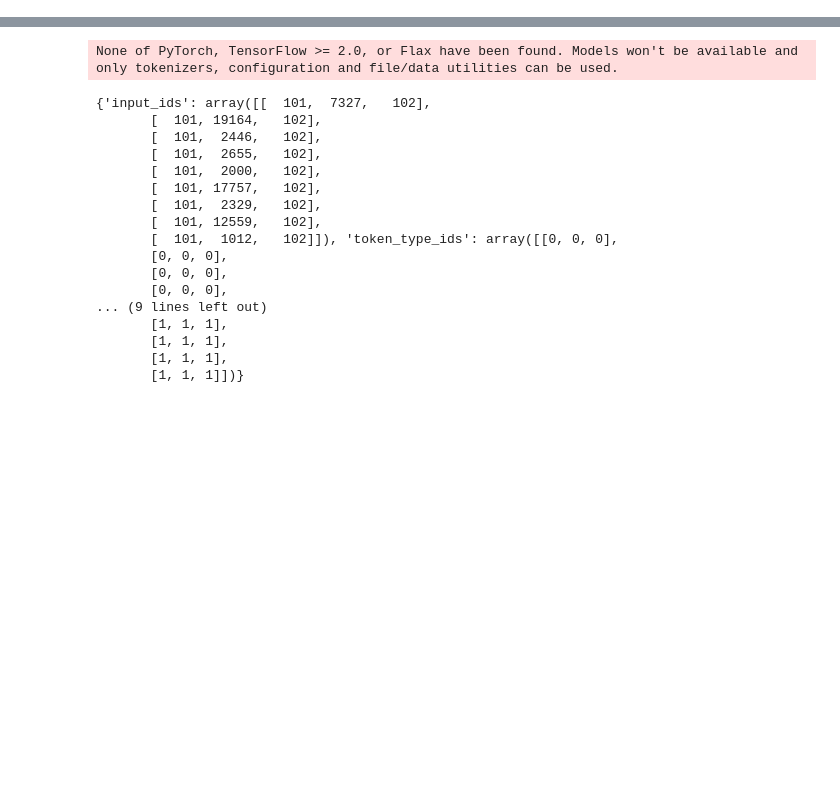
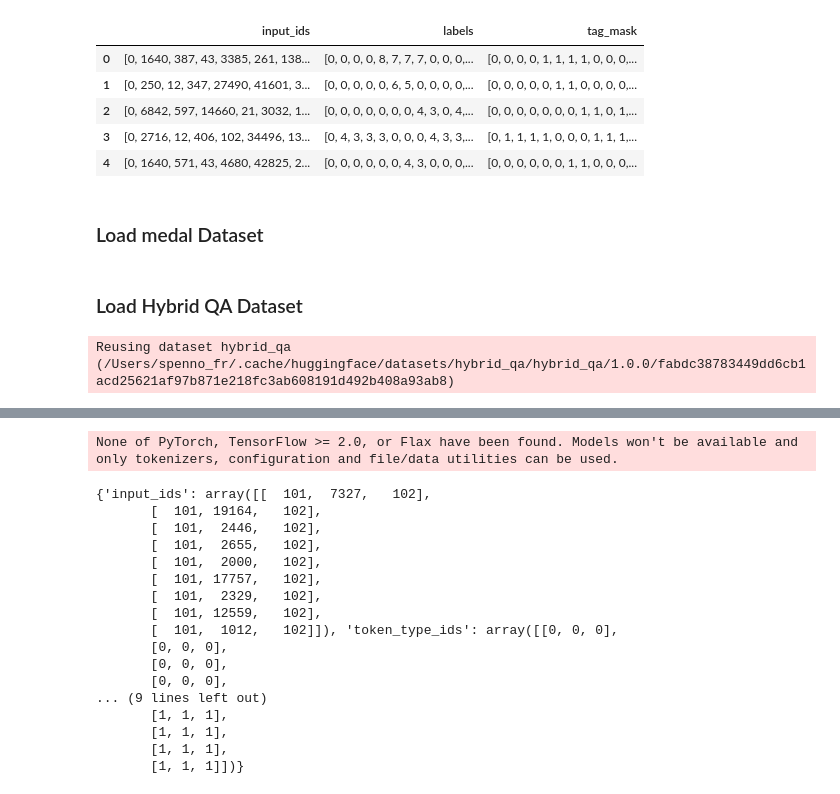
Before and after one commit to expert-search/glg-mas, a Jupyter notebook: notebooks/0.1-sjn-exploring-huggingface-datasets.ipynb, the cells around one changed output, grey strips where cells are left out. Cells and saved outputs as stored; diff of their text form; code cells hidden in the pictures; blank space fills up the shorter version.

```diff
--- a/notebooks/0.1-sjn-exploring-huggingface-datasets.ipynb
+++ b/notebooks/0.1-sjn-exploring-huggingface-datasets.ipynb
@@ -2,0 +252,2 @@ import datasets
+# %%
+ag_news = datasets.load_dataset('ag_news')
@@ -2,0 +310,2 @@ import datasets
+# %%
+grail_qa = datasets.load_dataset('grail_qa')
@@ -2,0 +728,13 @@ import datasets
+# %%
+embo_ner_df = pd.DataFrame(embo_ner['train'])
+# %%
+embo_ner_df.head()
+# %% [output]
+|  | input_ids | labels | tag_mask |
+| 0 | [0, 1640, 387, 43, 3385, 261, 138... | [0, 0, 0, 0, 8, 7, 7, 7, 0, 0, 0,... | [0, 0, 0, 0, 1, 1, 1, 1, 0, 0, 0,... |
+| 1 | [0, 250, 12, 347, 27490, 41601, 3... | [0, 0, 0, 0, 0, 6, 5, 0, 0, 0, 0,... | [0, 0, 0, 0, 0, 1, 1, 0, 0, 0, 0,... |
+| 2 | [0, 6842, 597, 14660, 21, 3032, 1... | [0, 0, 0, 0, 0, 0, 0, 4, 3, 0, 4,... | [0, 0, 0, 0, 0, 0, 0, 1, 1, 0, 1,... |
+| 3 | [0, 2716, 12, 406, 102, 34496, 13... | [0, 4, 3, 3, 3, 0, 0, 0, 4, 3, 3,... | [0, 1, 1, 1, 1, 0, 0, 0, 1, 1, 1,... |
+| 4 | [0, 1640, 571, 43, 4680, 42825, 2... | [0, 0, 0, 0, 0, 0, 4, 3, 0, 0, 0,... | [0, 0, 0, 0, 0, 0, 1, 1, 0, 0, 0,... |
+# %% [markdown]
+### Load medal Dataset
@@ -2,0 +745,6 @@ import datasets
+# %% [markdown]
+### Load Hybrid QA Dataset
+# %%
+hqa = datasets.load_dataset('hybrid_qa')
+# %% [output]
+Reusing dataset hybrid_qa (/Users/spenno_fr/.cache/huggingface/datasets/hybrid_qa/hybrid_qa/1.0.0/fabdc38783449dd6cb1acd25621af97b871e218fc3ab608191d492b408a93ab8)
```
Also changed, not shown: parts of 68 cells of this notebook, 29 other files.
